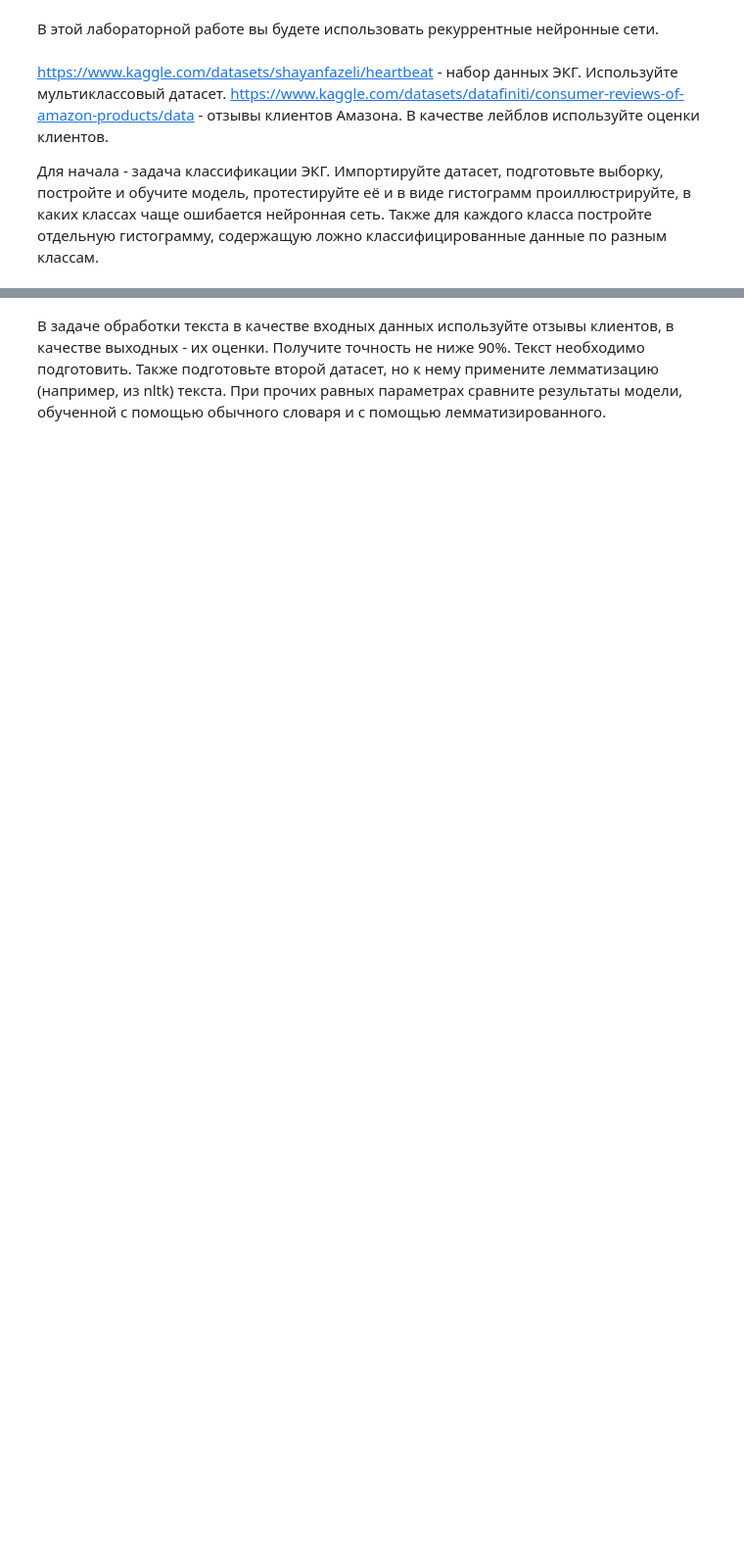
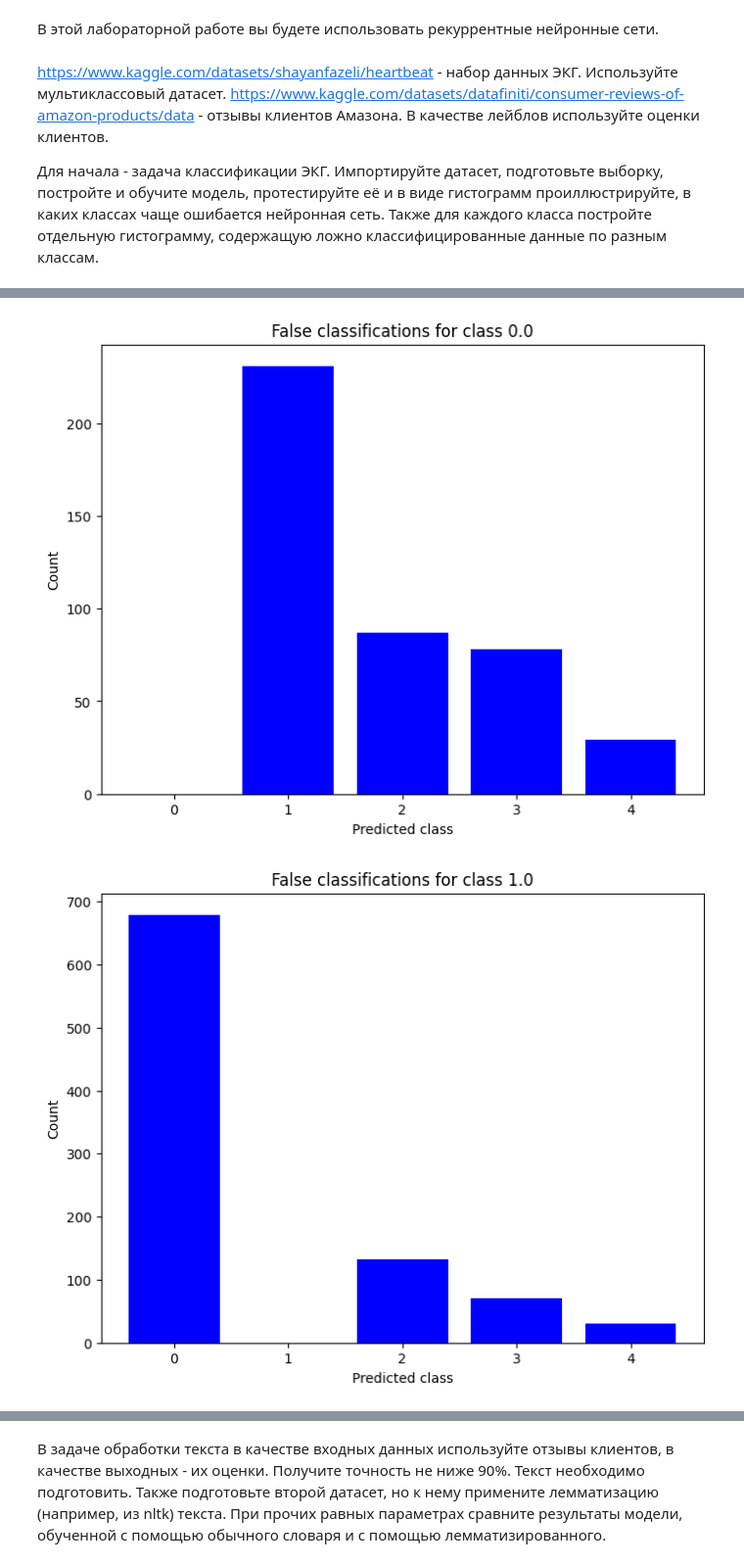
Before and after one commit to BZ6/PINDeepLearning, a Jupyter notebook: Лабораторная_работа_№3.ipynb, the cells around one changed output, grey strips where cells are left out. Shown at 98% size. Drawn from its saved outputs; the diff is of its cells as text; code cells hidden in the pictures; blank space fills up the shorter version.

```diff
--- a/Лабораторная_работа_№3.ipynb
+++ b/Лабораторная_работа_№3.ipynb
@@ -9,0 +237,5 @@ https://www.kaggle.com/datasets/datafiniti/consumer-reviews-of-amazon-products/d
+# %%
+plot_histograms(y_test.values.astype(int), y_pred_classes, class_labels)
+# %% [output]
+[figure, added]
+[figure, added]
```
Also changed, not shown: parts of 22 cells of this notebook.
